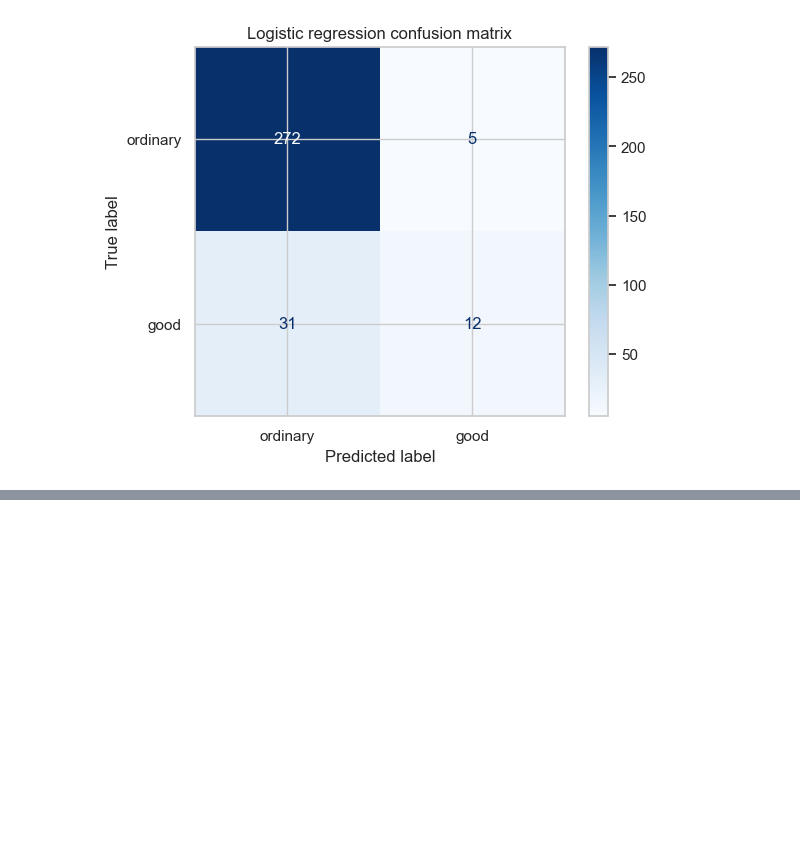
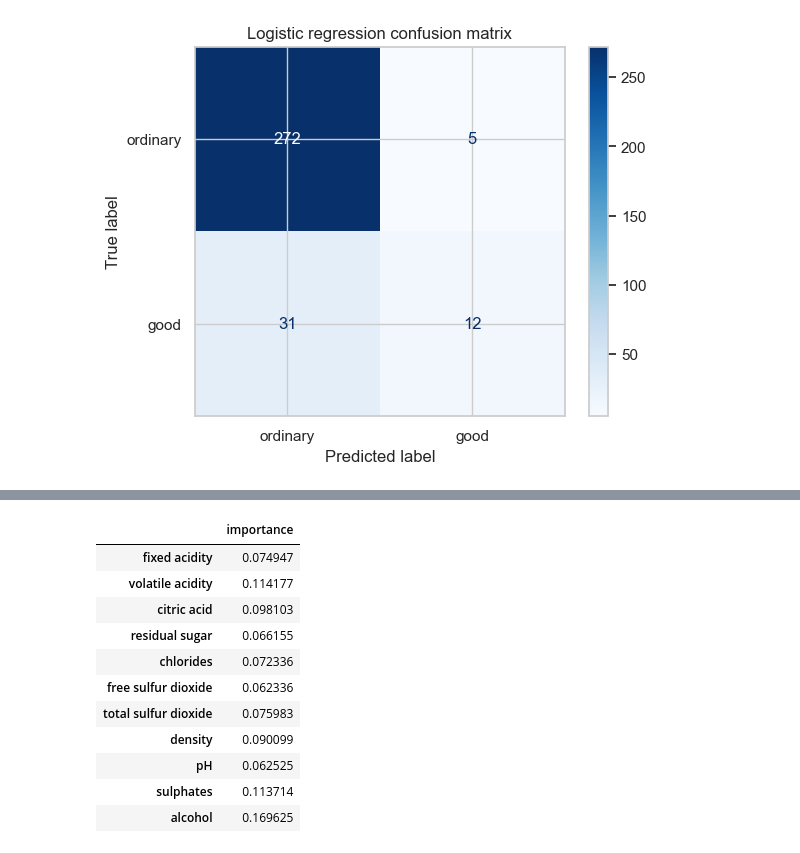
Before and after one commit to codingalzi/code-workout-datasci, a Jupyter notebook: ml_classification.ipynb, the cells around one changed output, grey strips where cells are left out. Drawn from its saved outputs; the diff is of its cells as text; code cells hidden in the pictures; blank space fills up the shorter version.

```diff
--- a/ml_classification.ipynb
+++ b/ml_classification.ipynb
@@ -774,0 +691,19 @@ plt.show()
+# %%
+feature_importance = pd.DataFrame(forest_model.feature_importances_,
+                                  index=X_train.columns,
+                                  columns=["importance"])
+
+feature_importance
+# %% [output]
+|  | importance |
+| fixed acidity | 0.074947 |
+| volatile acidity | 0.114177 |
+| citric acid | 0.098103 |
+| residual sugar | 0.066155 |
+| chlorides | 0.072336 |
+| free sulfur dioxide | 0.062336 |
+| total sulfur dioxide | 0.075983 |
+| density | 0.090099 |
+| pH | 0.062525 |
+| sulphates | 0.113714 |
+| alcohol | 0.169625 |
```
Also changed, not shown: parts of 61 cells of this notebook, 1 other file.
